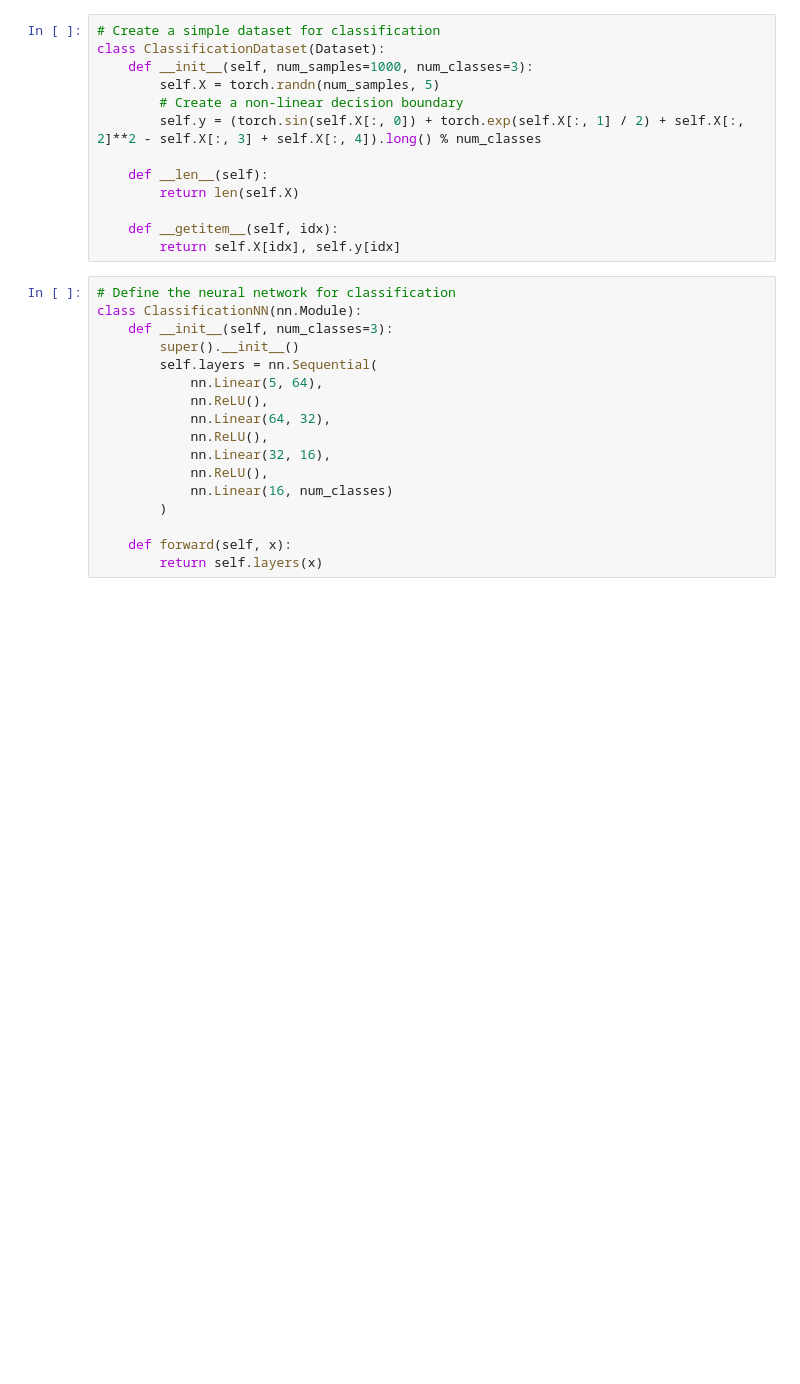
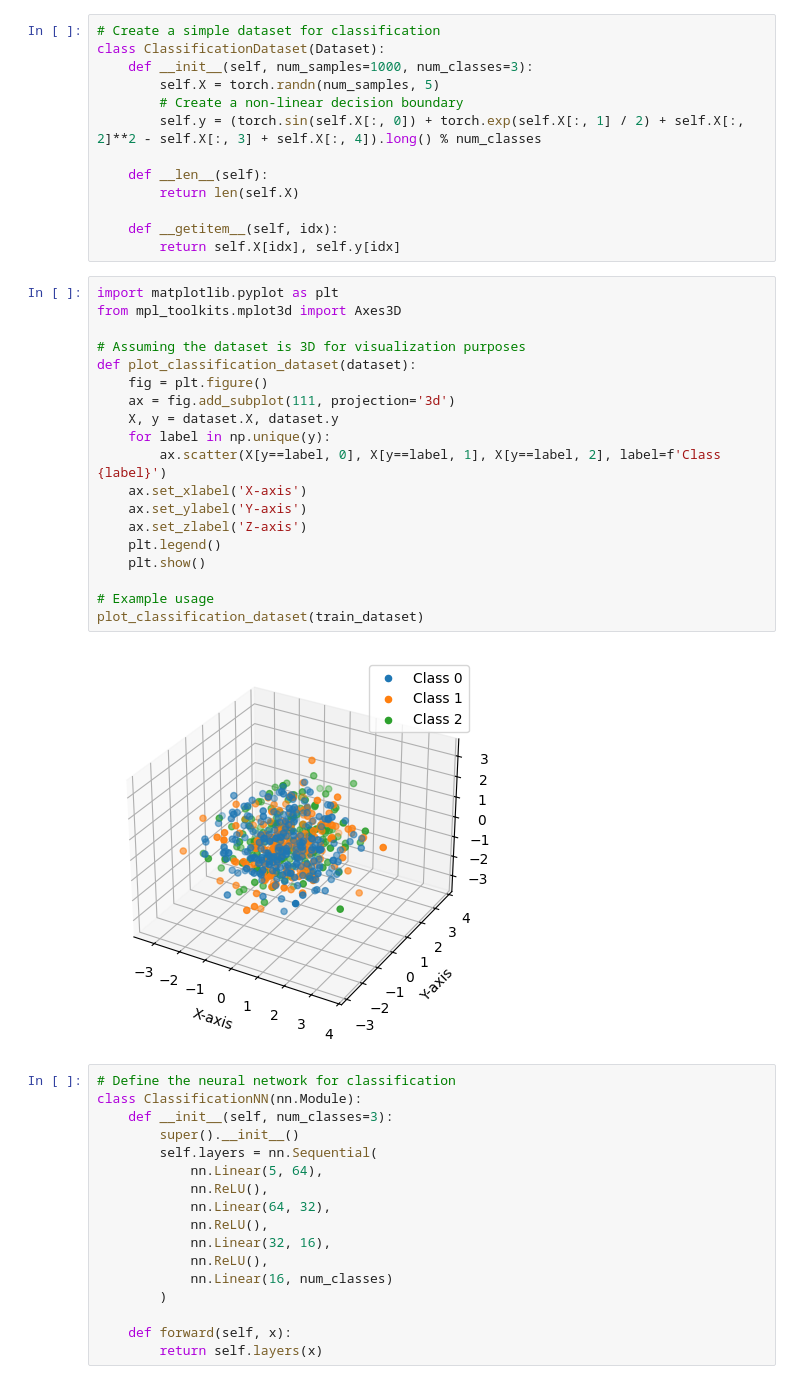
Before and after one commit to ducdh1210/Coding-Interview, a Jupyter notebook: Mini-Project/Pytorch/classification.ipynb, the cells around one changed output. Saved outputs shown, nothing was run; the diff lists cells and outputs as text; blank space fills up the shorter version.

```diff
--- a/Mini-Project/Pytorch/classification.ipynb
+++ b/Mini-Project/Pytorch/classification.ipynb
@@ -22,6 +22,27 @@ class ClassificationDataset(Dataset):
 
     def __getitem__(self, idx):
         return self.X[idx], self.y[idx]
+# %%
+import matplotlib.pyplot as plt
+from mpl_toolkits.mplot3d import Axes3D
+
+# Assuming the dataset is 3D for visualization purposes
+def plot_classification_dataset(dataset):
+    fig = plt.figure()
+    ax = fig.add_subplot(111, projection='3d')
+    X, y = dataset.X, dataset.y
+    for label in np.unique(y):
+        ax.scatter(X[y==label, 0], X[y==label, 1], X[y==label, 2], label=f'Class {label}')
+    ax.set_xlabel('X-axis')
+    ax.set_ylabel('Y-axis')
+    ax.set_zlabel('Z-axis')
+    plt.legend()
+    plt.show()
+
+# Example usage
+plot_classification_dataset(train_dataset)
+# %% [output]
+[figure, added]
 # %%
 # Define the neural network for classification
 class ClassificationNN(nn.Module):
```
Also changed, not shown: parts of 1 cell of this notebook.
